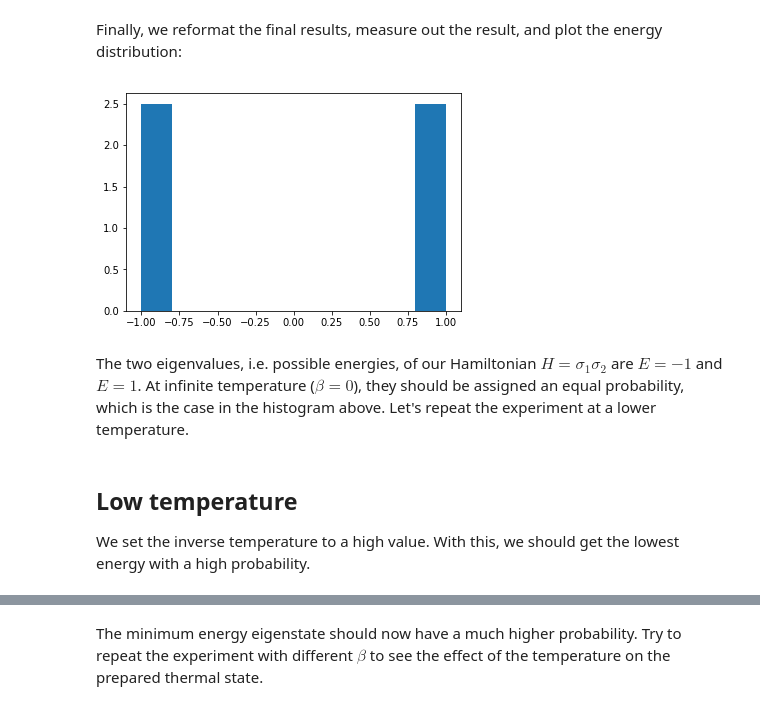
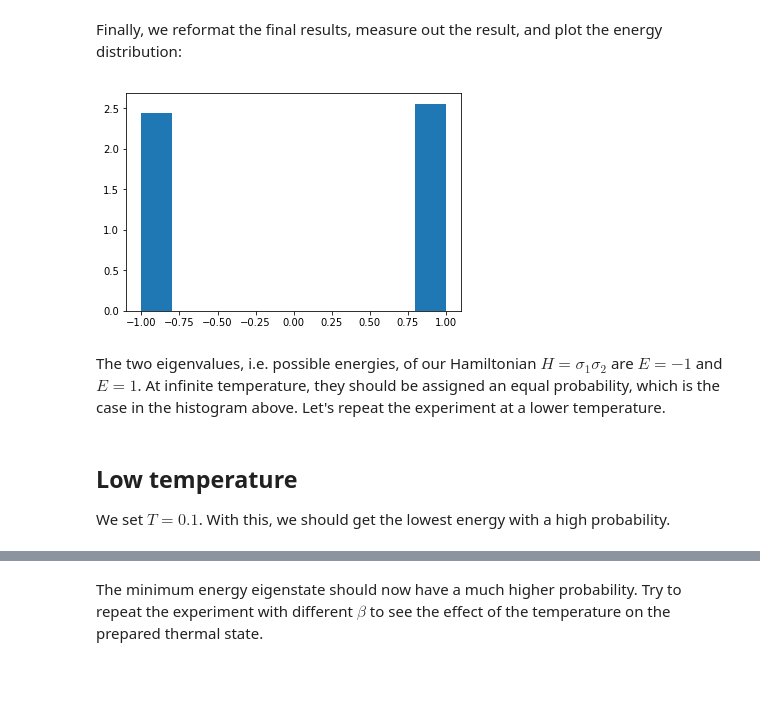
Before and after one commit to qosf/qml-mooc, a Jupyter notebook: forest_version/08_Sampling_a_Thermal_State.ipynb, the cells around one changed output, grey strips where cells are left out. Drawn from its saved outputs; the diff is of its cells as text; code cells hidden in the pictures; blank space fills up the shorter version.

```diff
--- a/forest_version/08_Sampling_a_Thermal_State.ipynb
+++ b/forest_version/08_Sampling_a_Thermal_State.ipynb
@@ -145,2 +147,5 @@ def get_optimized_circuit(β, init_state):
+# %%
+def get_thermal_state(T):
+    return get_optimized_circuit(prepare_init_state(T))
 # %% [markdown]
 We get the final state as a `Program` instance
@@ -157,3 +152,2 @@ Optimization terminated successfully.
-# %%
-measures = qvm.run_and_measure(program, range(n_qubits), trials=300)
-measures = np.array(measures)
+# %%
+thermal_state = get_thermal_state(T)
@@ -163,18 +165,20 @@ Finally, we reformat the final results, measure out the result, and plot the ene
 def get_energy(x):
     return np.sum([[-J[i,j] * x[i] * x[j] for j in range(n_qubits)] for i in range(n_qubits)])
 
-def get_energy_distribution(measures):
+def get_energy_distribution(thermal_state):
+    measures = np.array(qvm.run_and_measure(thermal_state, range(n_qubits), trials=1000))
+
     measures[measures == 0] = -1
     list_energy = np.array([get_energy(m) for m in measures])
     return list_energy
 # %%
-energy_distribution = get_energy_distribution(measures)
+energy_distribution = get_energy_distribution(thermal_state)
 hist = plt.hist(energy_distribution, density=True)
 # %% [output]
-[figure, old version]
+[figure, new version]
 # %% [markdown]
-The two eigenvalues, i.e. possible energies, of our Hamiltonian $H=\sigma_1 \sigma_2$ are $E=-1$ and $E=1$. At infinite temperature ($\beta=0$), they should be assigned an equal probability, which is the case in the histogram above. Let's repeat the experiment at a lower temperature.
+The two eigenvalues, i.e. possible energies, of our Hamiltonian $H=\sigma_1 \sigma_2$ are $E=-1$ and $E=1$. At infinite temperature, they should be assigned an equal probability, which is the case in the histogram above. Let's repeat the experiment at a lower temperature.
 # %% [markdown]
 ## Low temperature
 
-We set the inverse temperature to a high value. With this, we should get the lowest energy with a high probability.
+We set $T=0.1$. With this, we should get the lowest energy with a high probability.
```
Also changed, not shown: parts of 12 cells of this notebook, 2 other files.
